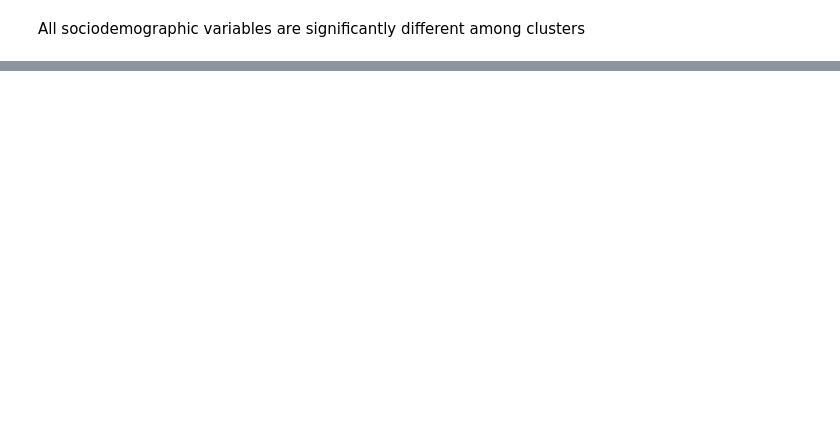
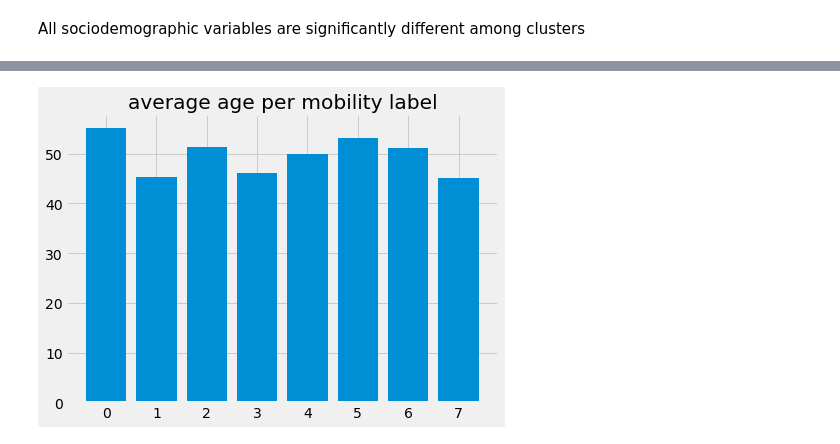
Before and after one commit to arashk1990/covid19mobility, a Jupyter notebook: models/clustering.ipynb, the cells around one changed output, grey strips where cells are left out. Drawn from its saved outputs; the diff is of its cells as text; code cells hidden in the pictures; blank space fills up the shorter version.

```diff
--- a/models/clustering.ipynb
+++ b/models/clustering.ipynb
@@ -198,0 +209,14 @@ All sociodemographic variables are significantly different among clusters
+# %%
+#AGE
+# convert dummy to mean of band
+tmp_df = pd.DataFrame()
+tmp_df['age_band'] = socio[socio_cols['age']].idxmax(axis=1)
+
+age_dict = {'Age_B04ID_4':	18.5,
+'Age_B04ID_5':	25,
+'Age_B04ID_6':	35,
+'Age_B04ID_7':	45,
+'Age_B04ID_8':	55,
+'Age_B04ID_9':	65}
+for n in age_dict.keys():
+  socio.loc[tmp_df["age_band"] == n, "AGE"] = age_dict[n]
@@ -198,0 +236,11 @@ All sociodemographic variables are significantly different among clusters
+# %%
+a = socio[['AGE','label']].groupby('label').mean()
+fig = plt.figure()
+ax = fig.add_axes([0,0,1,1])
+labels = a.index
+var = a.AGE
+ax.bar(labels,var)
+ax.set_title('average age per mobility label')
+plt.show()
+# %% [output]
+[figure, added]
```
Also changed, not shown: parts of 21 cells of this notebook.
